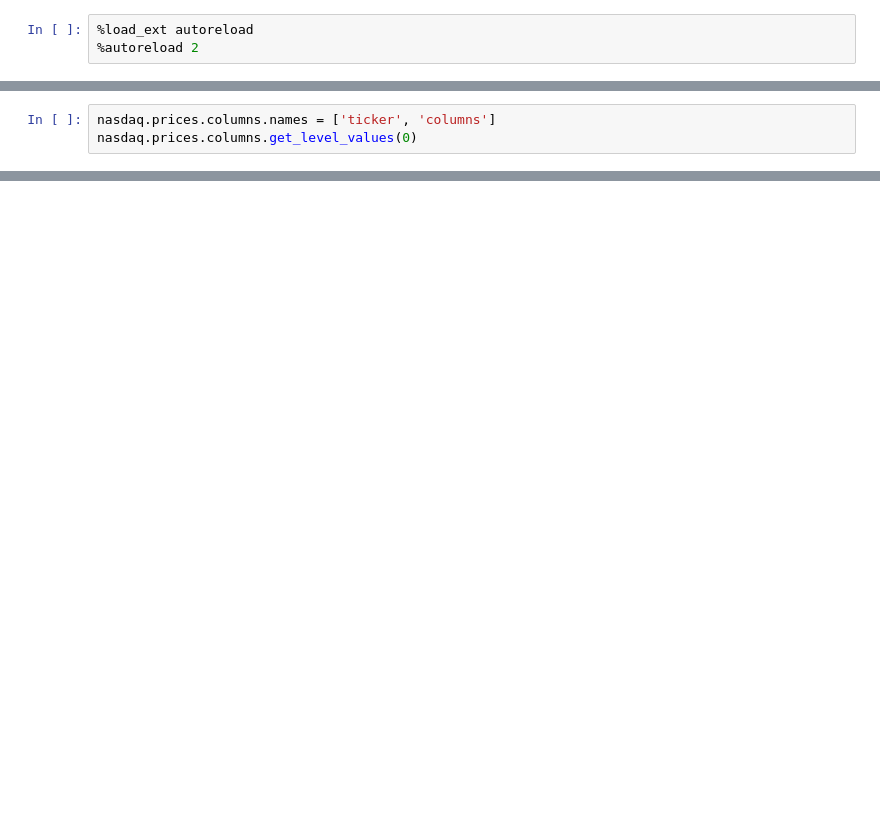
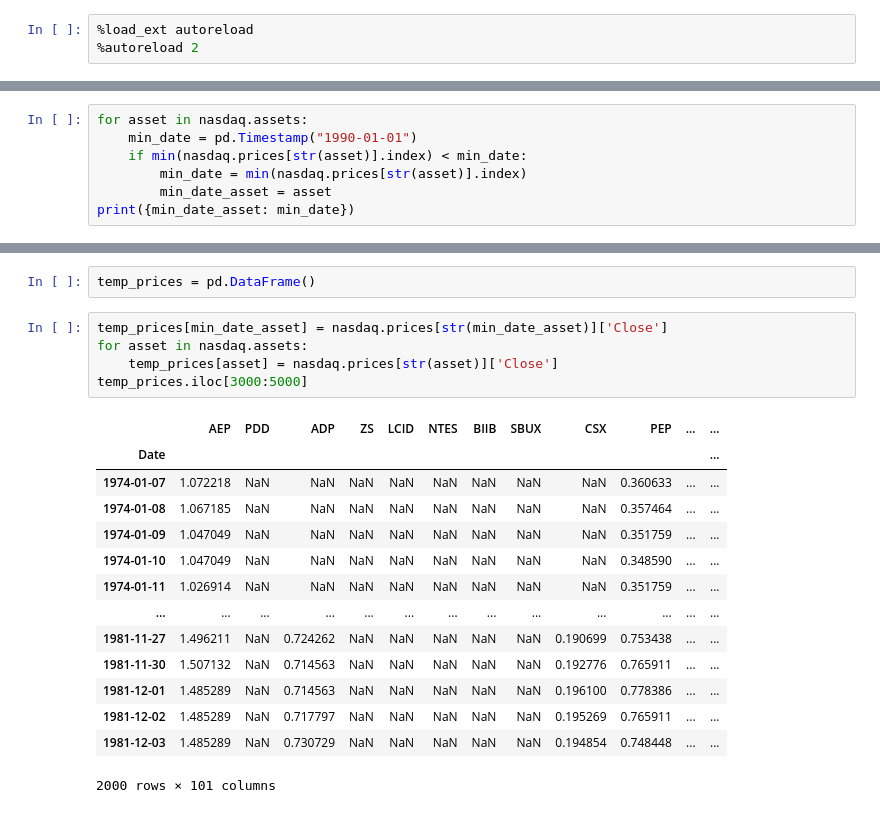
Before and after one commit to Ale-Cas/py-quant-fin, a Jupyter notebook: notebooks/investment_universe.ipynb, the cells around one changed output, grey strips where cells are left out. Drawn from its saved outputs; the diff is of its cells as text; blank space fills up the shorter version.

Commit message:
[investment_universe] get_prices v1

```diff
--- a/notebooks/investment_universe.ipynb
+++ b/notebooks/investment_universe.ipynb
@@ -33,3 +30,0 @@ tuple
-# %%
-nasdaq.prices.columns.names = ['ticker', 'columns']
-nasdaq.prices.columns.get_level_values(0)
@@ -94,0 +43,7 @@ KeyError: 'XLNX'
+# %%
+for asset in nasdaq.assets:
+    min_date = pd.Timestamp("1990-01-01")
+    if min(nasdaq.prices[str(asset)].index) < min_date:
+        min_date = min(nasdaq.prices[str(asset)].index)
+        min_date_asset = asset
+print({min_date_asset: min_date})
@@ -94,0 +52,22 @@ KeyError: 'XLNX'
+# %%
+temp_prices = pd.DataFrame()
+# %%
+temp_prices[min_date_asset] = nasdaq.prices[str(min_date_asset)]['Close']
+for asset in nasdaq.assets:
+    temp_prices[asset] = nasdaq.prices[str(asset)]['Close']
+temp_prices.iloc[3000:5000]
+# %% [output]
+|  | AEP | PDD | ADP | ZS | LCID | NTES | BIIB | SBUX | CSX | PEP | ... | ... |
+| Date |  |  |  |  |  |  |  |  |  |  |  | ... |
+| 1974-01-07 | 1.072218 | NaN | NaN | NaN | NaN | NaN | NaN | NaN | NaN | 0.360633 | ... | ... |
+| 1974-01-08 | 1.067185 | NaN | NaN | NaN | NaN | NaN | NaN | NaN | NaN | 0.357464 | ... | ... |
+| 1974-01-09 | 1.047049 | NaN | NaN | NaN | NaN | NaN | NaN | NaN | NaN | 0.351759 | ... | ... |
+| 1974-01-10 | 1.047049 | NaN | NaN | NaN | NaN | NaN | NaN | NaN | NaN | 0.348590 | ... | ... |
+| 1974-01-11 | 1.026914 | NaN | NaN | NaN | NaN | NaN | NaN | NaN | NaN | 0.351759 | ... | ... |
+| ... | ... | ... | ... | ... | ... | ... | ... | ... | ... | ... | ... | ... |
+| 1981-11-27 | 1.496211 | NaN | 0.724262 | NaN | NaN | NaN | NaN | NaN | 0.190699 | 0.753438 | ... | ... |
+| 1981-11-30 | 1.507132 | NaN | 0.714563 | NaN | NaN | NaN | NaN | NaN | 0.192776 | 0.765911 | ... | ... |
+| 1981-12-01 | 1.485289 | NaN | 0.714563 | NaN | NaN | NaN | NaN | NaN | 0.196100 | 0.778386 | ... | ... |
+| 1981-12-02 | 1.485289 | NaN | 0.717797 | NaN | NaN | NaN | NaN | NaN | 0.195269 | 0.765911 | ... | ... |
+| 1981-12-03 | 1.485289 | NaN | 0.730729 | NaN | NaN | NaN | NaN | NaN | 0.194854 | 0.748448 | ... | ... |
+2000 rows × 101 columns
```
Also changed, not shown: parts of 16 cells of this notebook, 2 other files.
